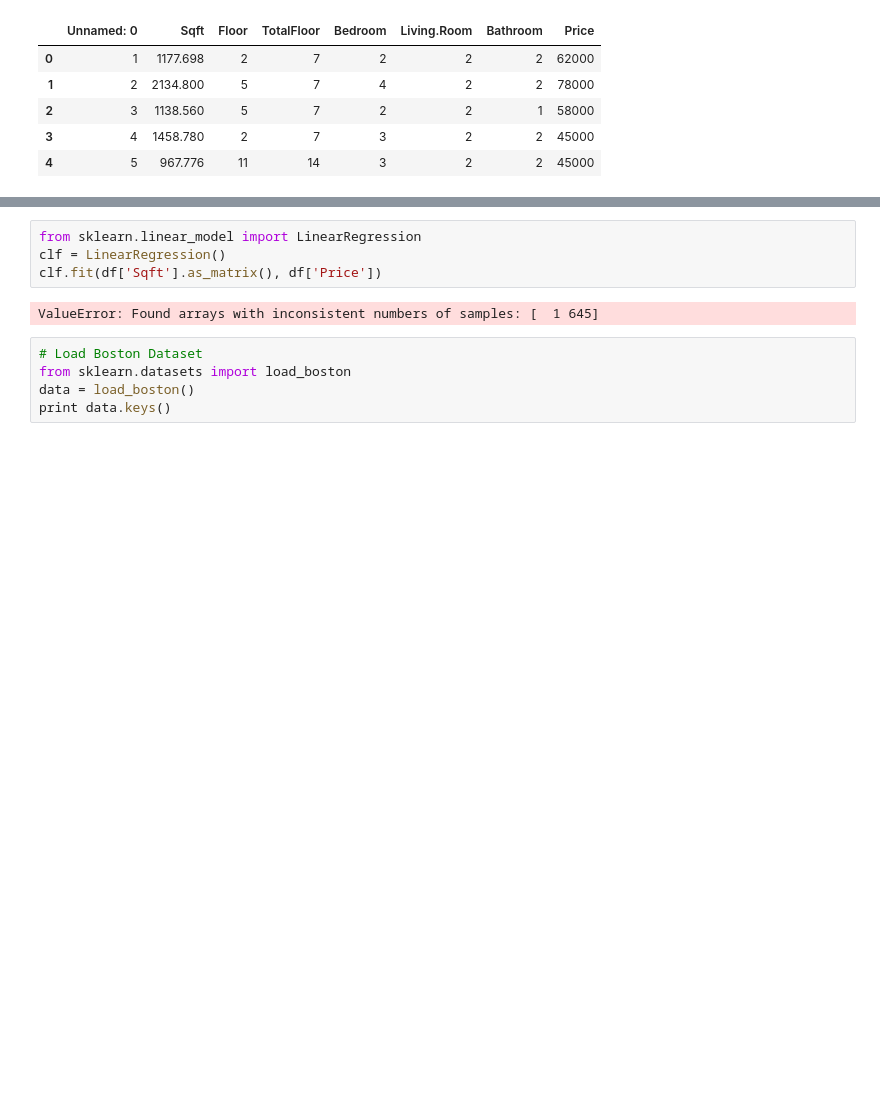
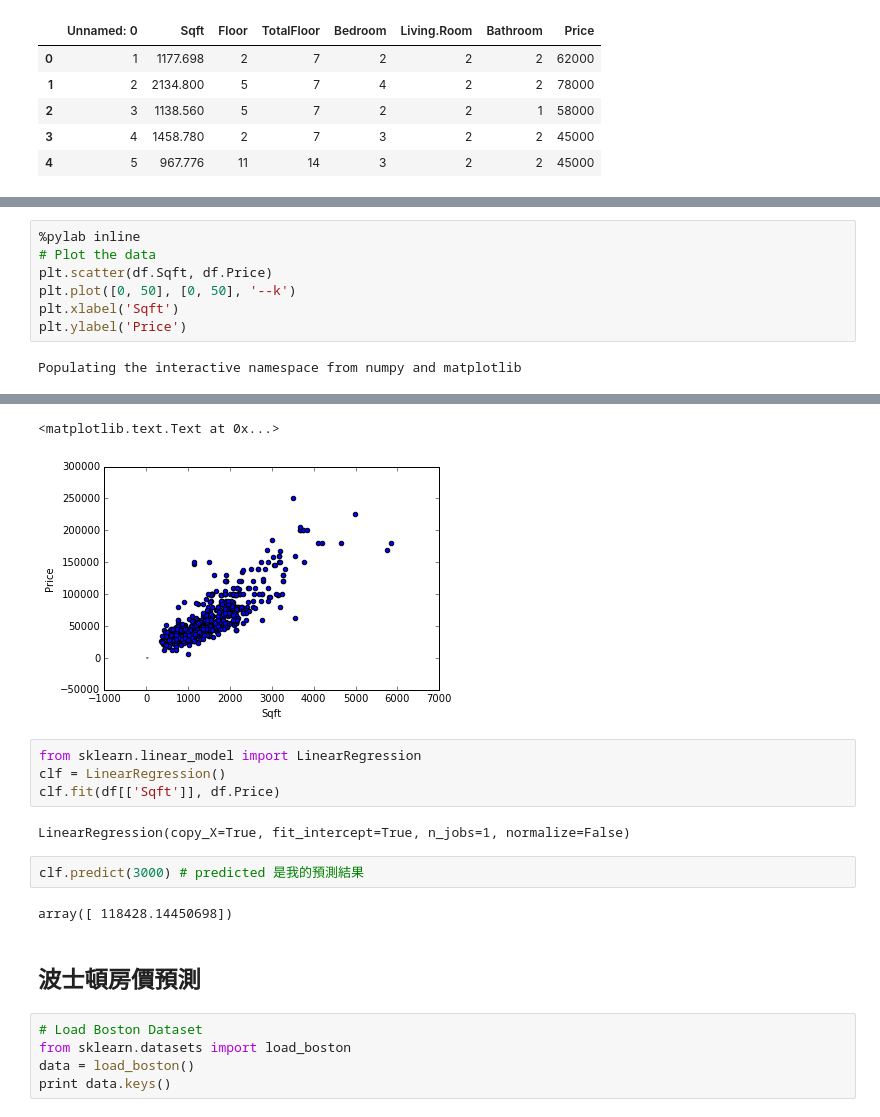
Before and after one commit to ywchiu/pyfintech, a Jupyter notebook: 20160805Demo.ipynb, the cells around one changed output, grey strips where cells are left out. Cells and saved outputs as stored; diff of their text form; blank space fills up the shorter version.

```diff
--- a/20160805Demo.ipynb
+++ b/20160805Demo.ipynb
@@ -54,0 +68,9 @@ AttributeError: 'Series' object has no attribute 'toarray'
+# %%
+%pylab inline
+# Plot the data
+plt.scatter(df.Sqft, df.Price)
+plt.plot([0, 50], [0, 50], '--k')
+plt.xlabel('Sqft')
+plt.ylabel('Price')
+# %% [output]
+Populating the interactive namespace from numpy and matplotlib
@@ -55,9 +79,17 @@ AttributeError: 'Series' object has no attribute 'toarray'
+<matplotlib.text.Text at 0x...>
+[figure, added]
 # %%
 from sklearn.linear_model import LinearRegression
 clf = LinearRegression()
-clf.fit(df['Sqft'].as_matrix(), df['Price'])
+clf.fit(df[['Sqft']], df.Price)
 # %% [output]
-ValueError: Found arrays with inconsistent numbers of samples: [  1 645]
+LinearRegression(copy_X=True, fit_intercept=True, n_jobs=1, normalize=False)
+# %%
+clf.predict(3000) # predicted 是我的預測結果
+# %% [output]
+array([ 118428.14450698])
+# %% [markdown]
+## 波士頓房價預測
 # %%
 # Load Boston Dataset
 from sklearn.datasets import load_boston
```
Also changed, not shown: parts of 23 cells of this notebook.
